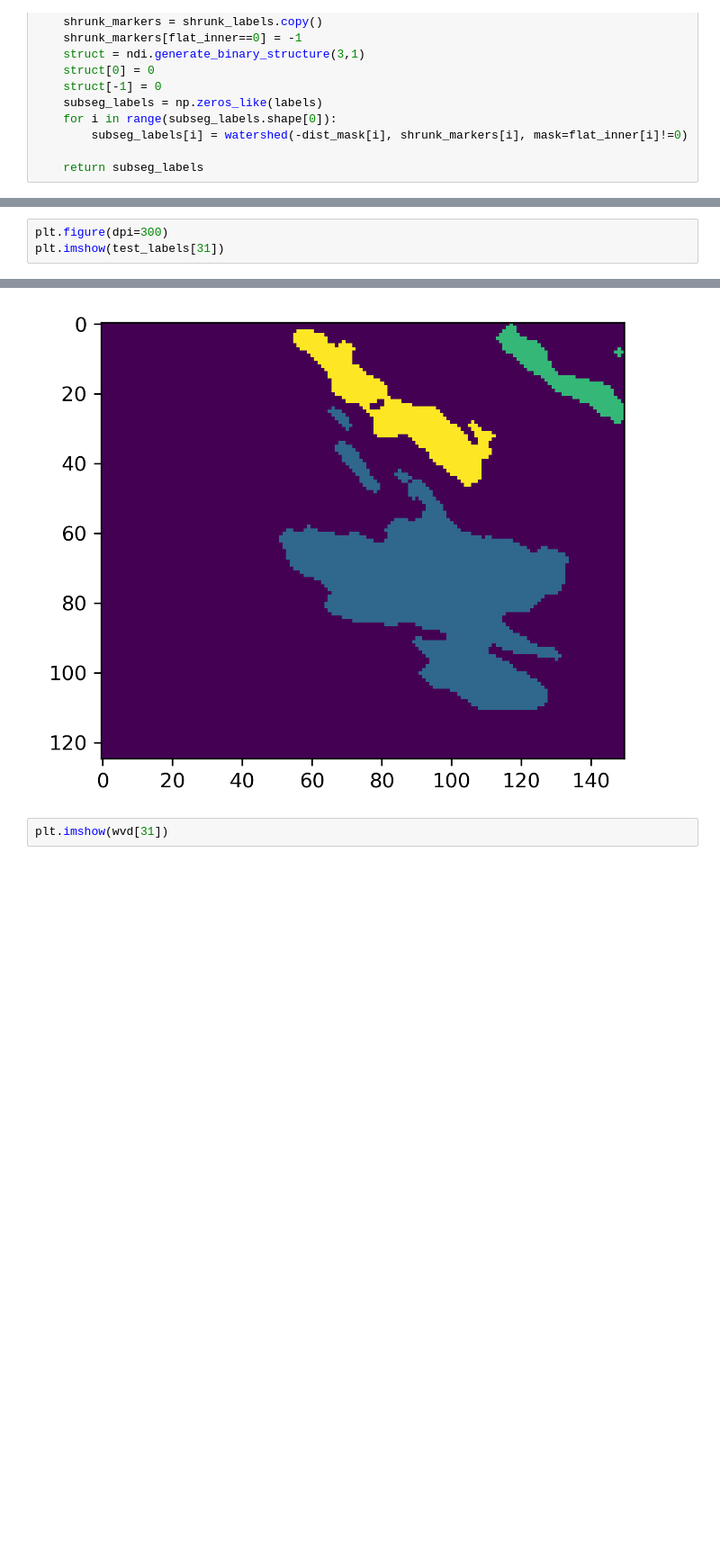
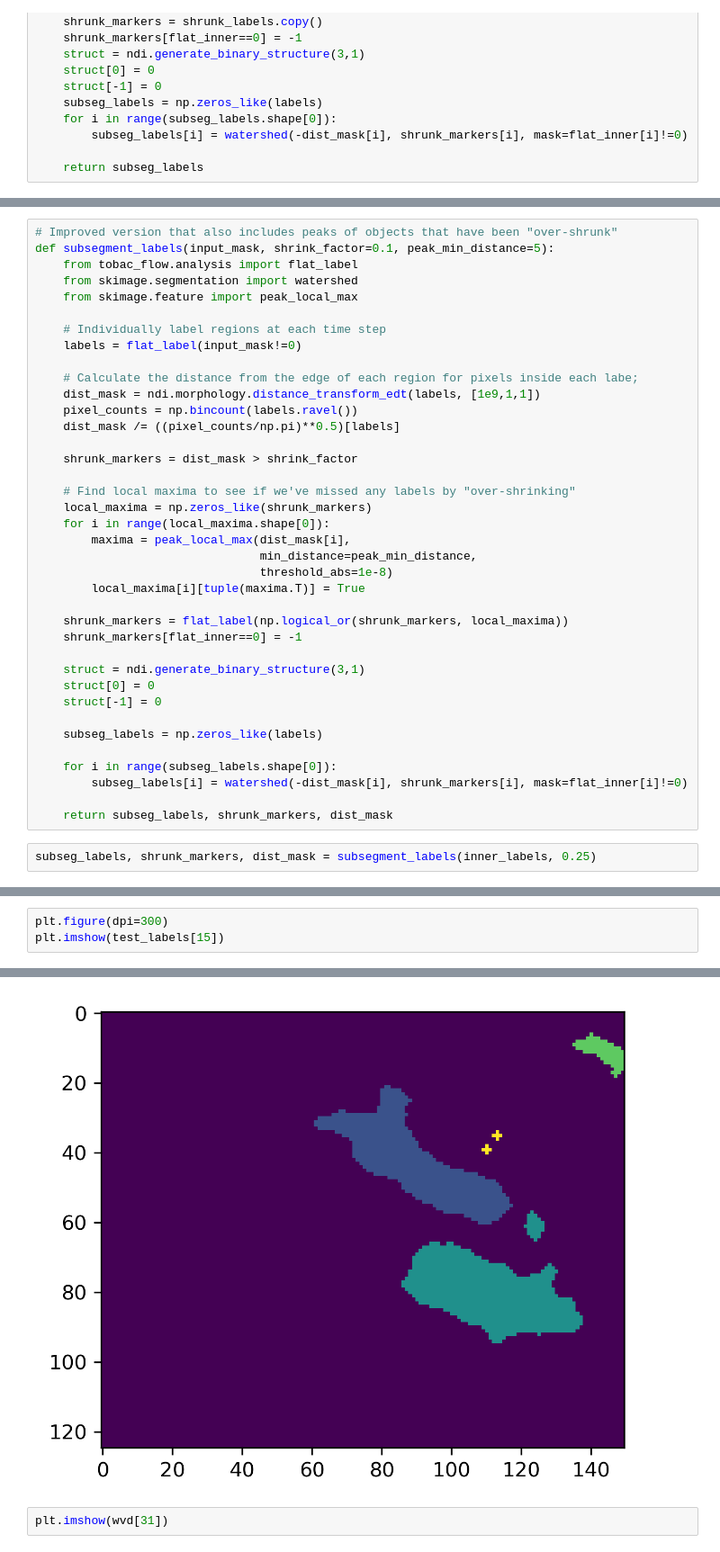
Before and after one commit to w-k-jones/tobac-flow, a Jupyter notebook: development/Subsegmentation.ipynb, the cells around one changed output, grey strips where cells are left out. Shown at 90% size. Saved outputs shown, nothing was run; the diff lists cells and outputs as text; blank space fills up the shorter version.

```diff
--- a/development/Subsegmentation.ipynb
+++ b/development/Subsegmentation.ipynb
@@ -267,0 +239,40 @@ watershed?
+# %%
+# Improved version that also includes peaks of objects that have been "over-shrunk"
+def subsegment_labels(input_mask, shrink_factor=0.1, peak_min_distance=5):
+    from tobac_flow.analysis import flat_label
+    from skimage.segmentation import watershed
+    from skimage.feature import peak_local_max
+
+    # Individually label regions at each time step
+    labels = flat_label(input_mask!=0)
+
+    # Calculate the distance from the edge of each region for pixels inside each labe;
+    dist_mask = ndi.morphology.distance_transform_edt(labels, [1e9,1,1])
+    pixel_counts = np.bincount(labels.ravel())
+    dist_mask /= ((pixel_counts/np.pi)**0.5)[labels]
+
+    shrunk_markers = dist_mask > shrink_factor
+
+    # Find local maxima to see if we've missed any labels by "over-shrinking"
+    local_maxima = np.zeros_like(shrunk_markers)
+    for i in range(local_maxima.shape[0]):
+        maxima = peak_local_max(dist_mask[i],
+                                min_distance=peak_min_distance,
+                                threshold_abs=1e-8)
+        local_maxima[i][tuple(maxima.T)] = True
+
+    shrunk_markers = flat_label(np.logical_or(shrunk_markers, local_maxima))
+    shrunk_markers[flat_inner==0] = -1
+
+    struct = ndi.generate_binary_structure(3,1)
+    struct[0] = 0
+    struct[-1] = 0
+
+    subseg_labels = np.zeros_like(labels)
+
+    for i in range(subseg_labels.shape[0]):
+        subseg_labels[i] = watershed(-dist_mask[i], shrunk_markers[i], mask=flat_inner[i]!=0)
+
+    return subseg_labels, shrunk_markers, dist_mask
+# %%
+subseg_labels, shrunk_markers, dist_mask = subsegment_labels(inner_labels, 0.25)
@@ -368,9 +470,9 @@ array([776642,  90615,  15539,  17204])
 # %%
 plt.figure(dpi=300)
-plt.imshow(test_labels[31])
+plt.imshow(test_labels[15])
 # %% [output]
 <matplotlib.image.AxesImage at 0x...>
-[figure, old version]
+[figure, new version]
 # %%
 plt.imshow(wvd[31])
 # %% [output]
```
Also changed, not shown: parts of 18 cells of this notebook, 6 other files.
